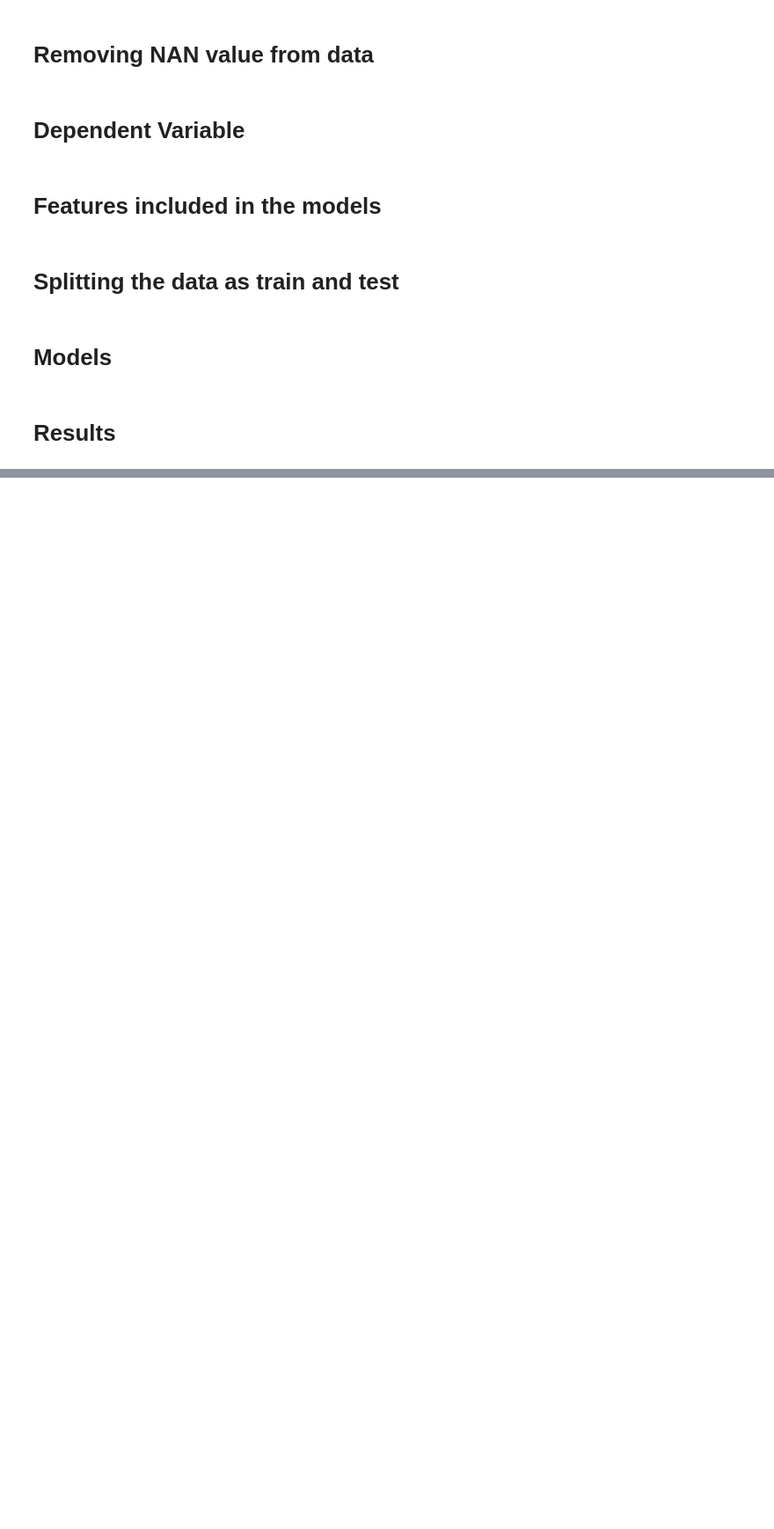
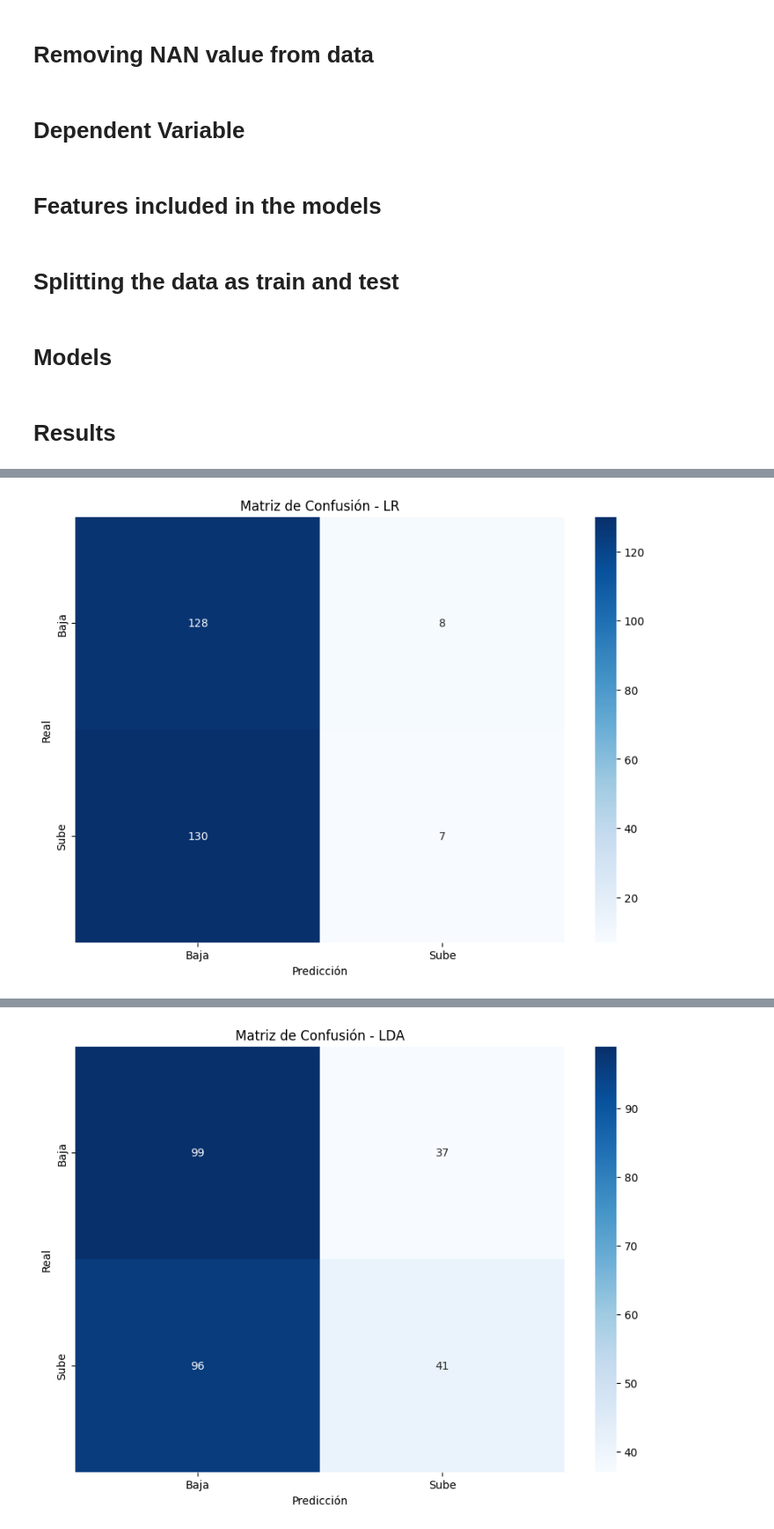
Before and after one commit to auricIecu/Entrega-trabajo-ML-16-de-mayo-F, a Jupyter notebook: BTC/Bitcoin Daily Price Prediction Code.ipynb, the cells around one changed output, grey strips where cells are left out. Shown at 88% size. Cells and saved outputs as stored; diff of their text form; code cells hidden in the pictures; blank space fills up the shorter version.

```diff
--- a/BTC/Bitcoin Daily Price Prediction Code.ipynb
+++ b/BTC/Bitcoin Daily Price Prediction Code.ipynb
@@ -342,0 +196,76 @@ Actual
+# %%
+import matplotlib.pyplot as plt
+import seaborn as sn
+import numpy as np
+from sklearn.metrics import confusion_matrix
+from sklearn.metrics import classification_report
+
+# Para almacenar los resultados de todos los modelos
+performance_metrics = {
+    'Model': [],
+    'Accuracy': [],
+    'F1': [],
+    'Recall': [],
+    'Precision': []
+}
+
+for name, model in models:
+    clf = model
+    clf.fit(X_train, y_train)
+    y_pred = clf.predict(X_test)
+
+    # Calcular métricas
+    accu_score = accuracy_score(y_test, y_pred)
+    F1_score = f1_score(y_test, y_pred)
+    Recall = recall_score(y_test, y_pred)
+    Precision = precision_score(y_test, y_pred)
+
+    # Guardar métricas para la comparación final
+    performance_metrics['Model'].append(name)
+    performance_metrics['Accuracy'].append(accu_score)
+    performance_metrics['F1'].append(F1_score)
+    performance_metrics['Recall'].append(Recall)
+    performance_metrics['Precision'].append(Precision)
+
+    # Mostrar resultados para este modelo
+    print("Model: " + name)
+    print('Accuracy Score:', accu_score)
+    print('f1:', F1_score)
+    print('Recall:', Recall)
+    print('precision:', Precision)
+
+    # Visualizar matriz de confusión
+    cm = confusion_matrix(y_test, y_pred)
+    plt.figure(figsize=(10,7))
+    sn.heatmap(cm, annot=True, fmt='d', cmap='Blues',
+               xticklabels=['Baja', 'Sube'],
+               yticklabels=['Baja', 'Sube'])
+    plt.xlabel('Predicción')
+    plt.ylabel('Real')
+    plt.title(f'Matriz de Confusión - {name}')
+    plt.show()
+
+    # Mostrar reporte de clasificación
+    print(classification_report(y_test, y_pred))
+    print("\n" + "-"*50 + "\n")
+
+# Crear gráfica comparativa de todos los modelos
+metrics_df = pd.DataFrame(performance_metrics)
+
+plt.figure(figsize=(14, 8))
+bar_width = 0.2
+x = np.arange(len(metrics_df['Model']))
+
+plt.bar(x - bar_width*1.5, metrics_df['Accuracy'], width=bar_width, label='Accuracy', color='blue')
+plt.bar(x - bar_width/2, metrics_df['F1'], width=bar_width, label='F1', color='green')
+plt.bar(x + bar_width/2, metrics_df['Recall'], width=bar_width, label='Recall', color='orange')
+plt.bar(x + bar_width*1.5, metrics_df['Precision'], width=bar_width, label='Precision', color='red')
+
+plt.xlabel('Modelos')
+plt.ylabel('Puntuación')
+plt.title('Comparación de rendimiento entre modelos')
+plt.xticks(x, metrics_df['Model'], rotation=45)
+plt.legend()
+plt.tight_layout()
+plt.show()
+# %% [output]
@@ -342,0 +277 @@ Actual
+[figure, added]
@@ -342,0 +295 @@ Actual
+[figure, added]
```
Also changed, not shown: parts of 9 cells of this notebook, 3 other files.
